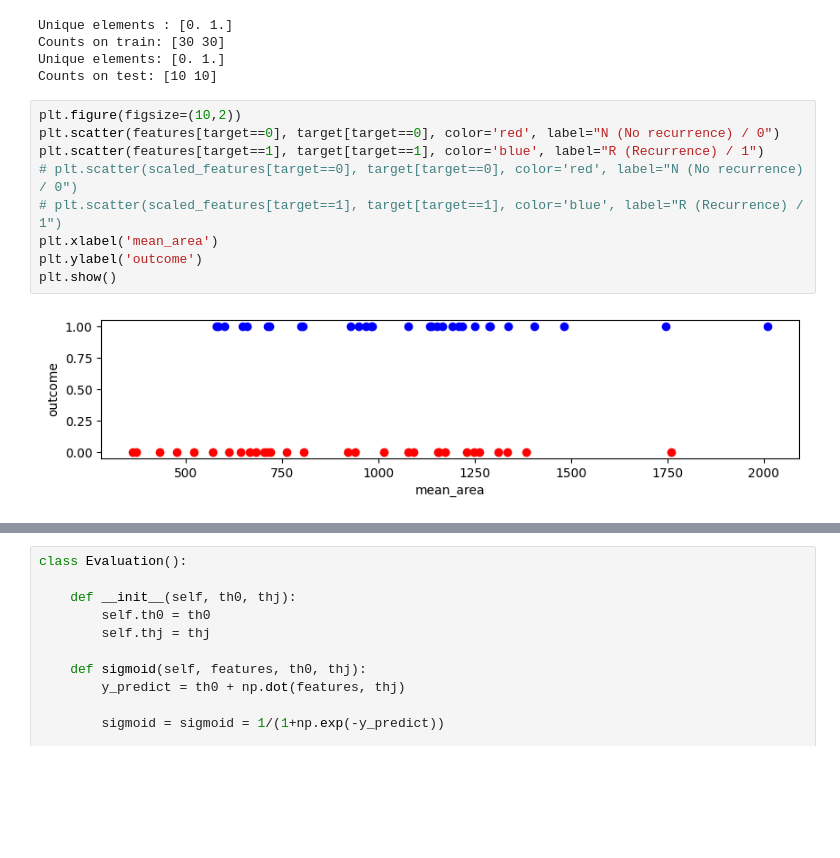
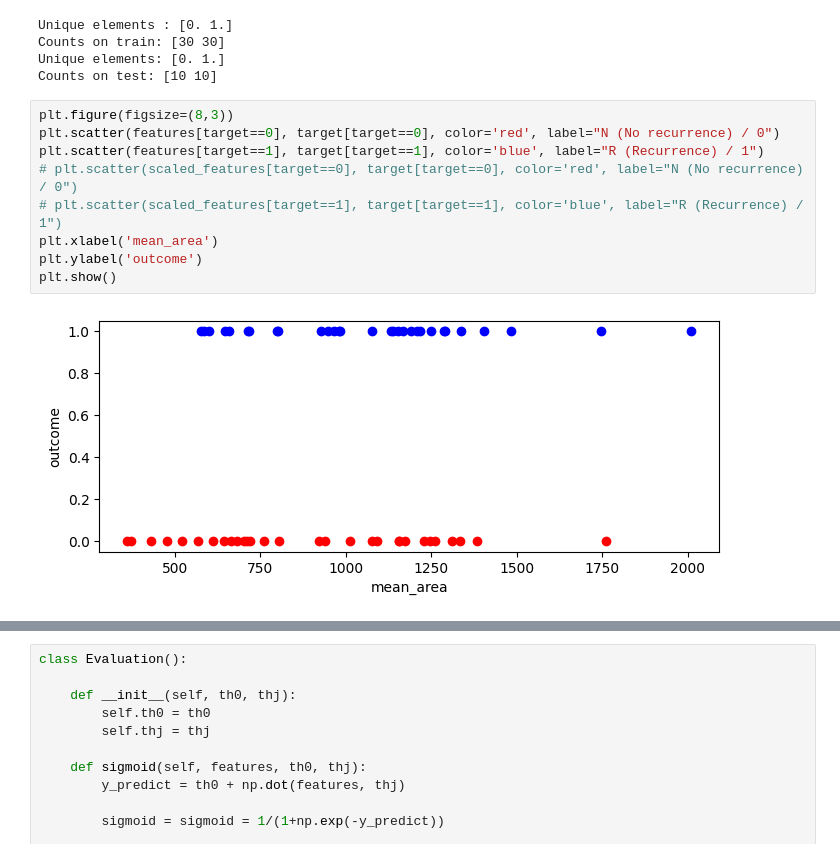
Before and after one commit to AdarshaSubedi/LogisticRegression, a Jupyter notebook: assignment2-Q2.ipynb, the cells around one changed output, grey strips where cells are left out. Saved outputs shown, nothing was run; the diff lists cells and outputs as text; blank space fills up the shorter version.

```diff
--- a/assignment2-Q2.ipynb
+++ b/assignment2-Q2.ipynb
@@ -326,16 +315,16 @@ Counts on train: [30 30]
 Unique elements: [0. 1.]
 Counts on test: [10 10]
 # %%
-plt.figure(figsize=(10,2))
+plt.figure(figsize=(8,3))
 plt.scatter(features[target==0], target[target==0], color='red', label="N (No recurrence) / 0")
 plt.scatter(features[target==1], target[target==1], color='blue', label="R (Recurrence) / 1")
 # plt.scatter(scaled_features[target==0], target[target==0], color='red', label="N (No recurrence) / 0")
 # plt.scatter(scaled_features[target==1], target[target==1], color='blue', label="R (Recurrence) / 1")
 plt.xlabel('mean_area')
 plt.ylabel('outcome')
 plt.show()
 # %% [output]
-[figure, old version]
+[figure, new version]
 # %%
 class LL:
     # calculating cost using vectorization('np.dot()')
```
Also changed, not shown: parts of 30 cells of this notebook.
